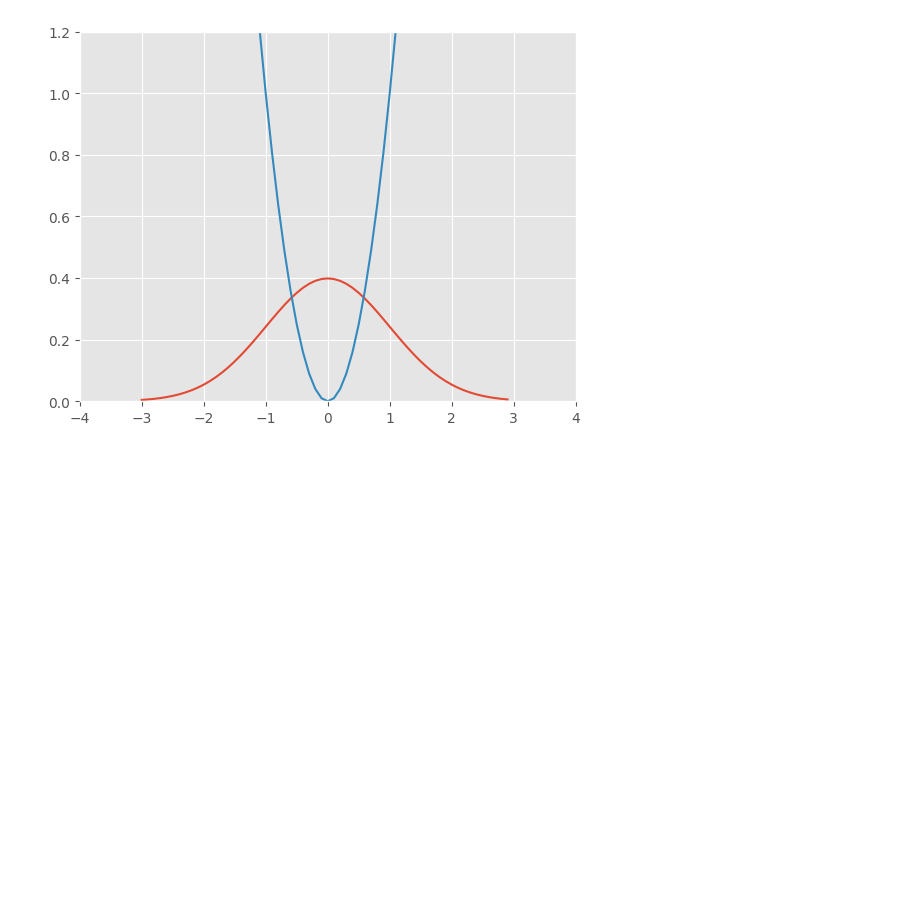
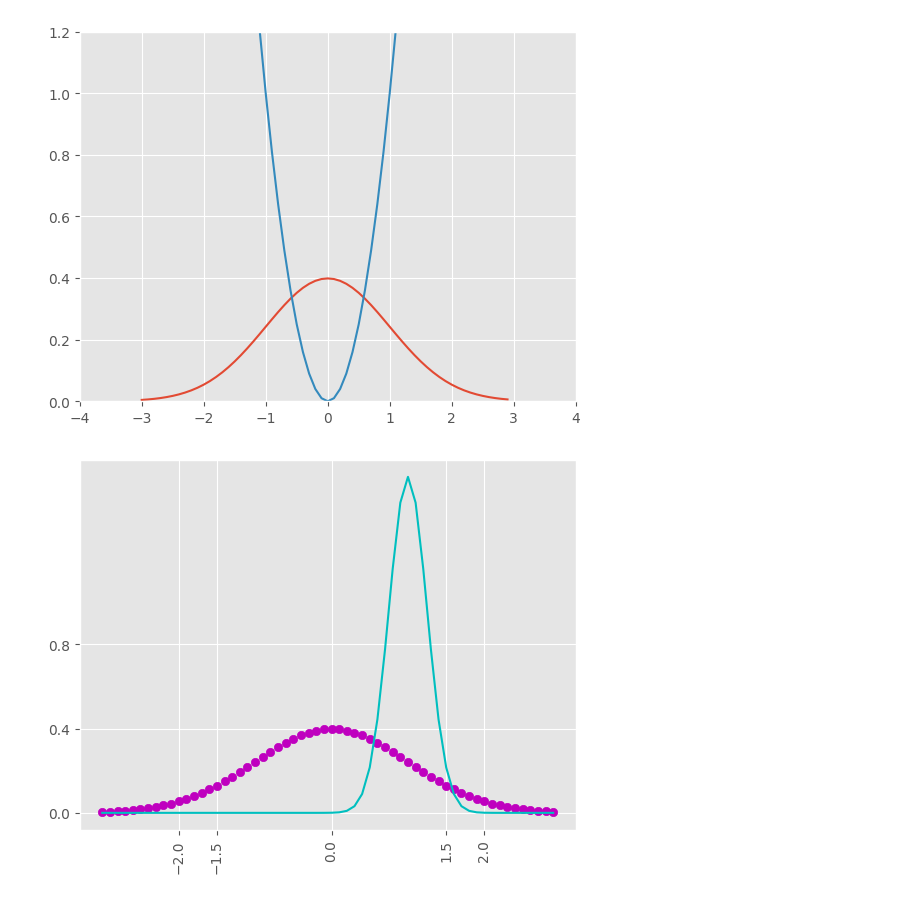
Before and after one commit to karthik-k11/Data-Science-Libraries-Practice, a Jupyter notebook: Matplotlib_practice.ipynb, the cells around one changed output. Saved outputs shown, nothing was run; the diff lists cells and outputs as text; code cells hidden in the pictures; blank space fills up the shorter version.

```diff
--- a/Matplotlib_practice.ipynb
+++ b/Matplotlib_practice.ipynb
@@ -70,3 +70,16 @@ plt.ylim([0, 1.2]) # adjusting y axis value range
 plt.show()
 # %% [output]
 [figure]
+# %%
+#Specifically assigning the axis values
+plt.scatter(x, y, color='m') # Scaytter plot
+plt.plot(x, norm.pdf(x, 1, 0.25), 'c') # line Plot
+
+plt.xticks([-2,-1.5, 0,1.5,2]) # Specifically assigning the x axis values
+plt.yticks([0,0.4,0.8]) # Specifically assigning the y axis values
+
+plt.xticks(rotation=90) # Rotates the x axis labels 90 degrees
+
+plt.show()
+# %% [output]
+[figure, added]
```
